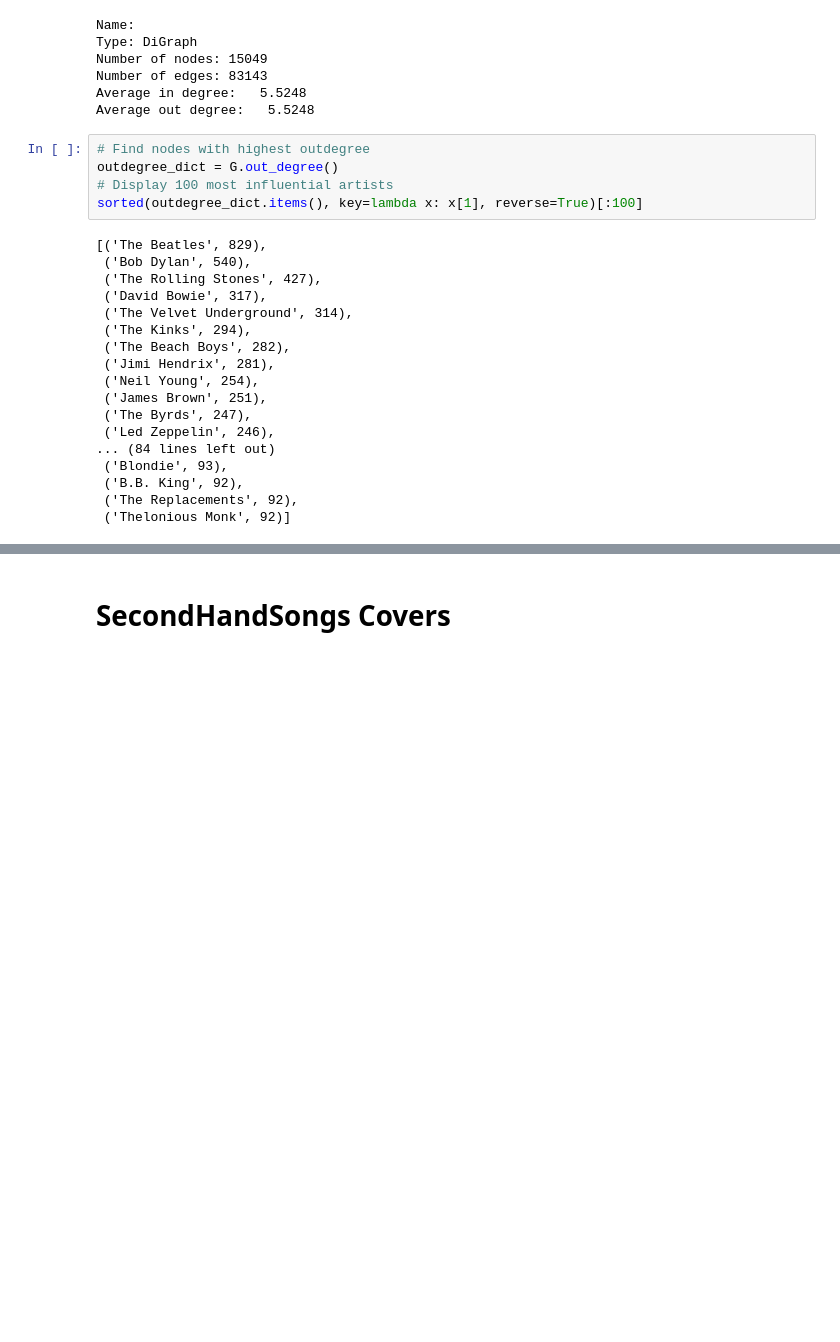
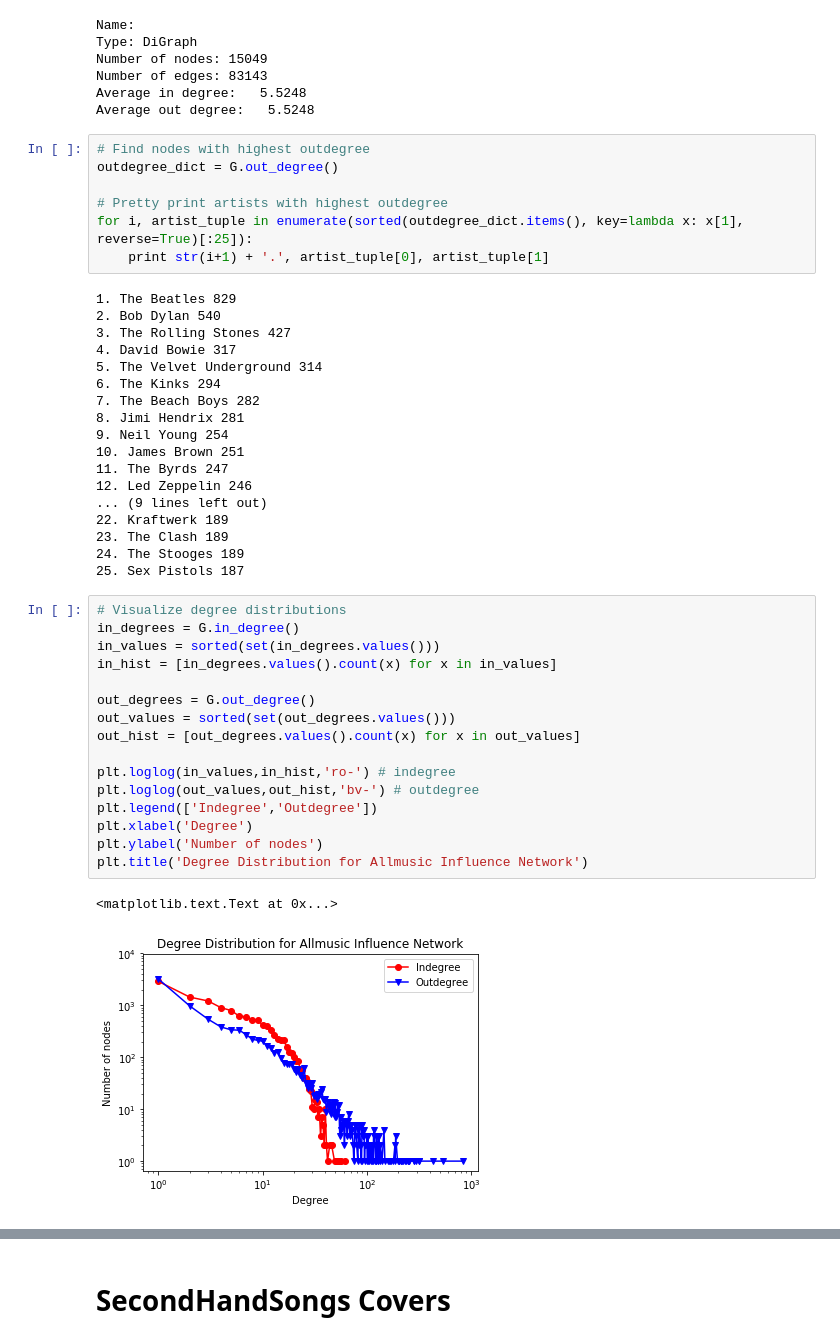
Before and after one commit to wzeyuann/music_influence, a Jupyter notebook: Exploratory Analysis.ipynb, the cells around one changed output, grey strips where cells are left out. Saved outputs shown, nothing was run; the diff lists cells and outputs as text; blank space fills up the shorter version.

```diff
--- a/Exploratory Analysis.ipynb
+++ b/Exploratory Analysis.ipynb
@@ -37,24 +46,45 @@ Average out degree:   5.5248
 # %%
 # Find nodes with highest outdegree
 outdegree_dict = G.out_degree()
-# Display 100 most influential artists
-sorted(outdegree_dict.items(), key=lambda x: x[1], reverse=True)[:100]
+
+# Pretty print artists with highest outdegree
+for i, artist_tuple in enumerate(sorted(outdegree_dict.items(), key=lambda x: x[1], reverse=True)[:25]):
+    print str(i+1) + '.', artist_tuple[0], artist_tuple[1]
 # %% [output]
-[('The Beatles', 829),
- ('Bob Dylan', 540),
- ('The Rolling Stones', 427),
- ('David Bowie', 317),
- ('The Velvet Underground', 314),
- ('The Kinks', 294),
- ('The Beach Boys', 282),
- ('Jimi Hendrix', 281),
- ('Neil Young', 254),
- ('James Brown', 251),
- ('The Byrds', 247),
- ('Led Zeppelin', 246),
-... (84 lines left out)
- ('Blondie', 93),
- ('B.B. King', 92),
- ('The Replacements', 92),
- ('Thelonious Monk', 92)]
+1. The Beatles 829
+2. Bob Dylan 540
+3. The Rolling Stones 427
+4. David Bowie 317
+5. The Velvet Underground 314
+6. The Kinks 294
+7. The Beach Boys 282
+8. Jimi Hendrix 281
+9. Neil Young 254
+10. James Brown 251
+11. The Byrds 247
+12. Led Zeppelin 246
+... (9 lines left out)
+22. Kraftwerk 189
+23. The Clash 189
+24. The Stooges 189
+25. Sex Pistols 187
+# %%
+# Visualize degree distributions
+in_degrees = G.in_degree()
+in_values = sorted(set(in_degrees.values()))
+in_hist = [in_degrees.values().count(x) for x in in_values]
+
+out_degrees = G.out_degree()
+out_values = sorted(set(out_degrees.values()))
+out_hist = [out_degrees.values().count(x) for x in out_values]
+
+plt.loglog(in_values,in_hist,'ro-') # indegree
+plt.loglog(out_values,out_hist,'bv-') # outdegree
+plt.legend(['Indegree','Outdegree'])
+plt.xlabel('Degree')
+plt.ylabel('Number of nodes')
+plt.title('Degree Distribution for Allmusic Influence Network')
+# %% [output]
+<matplotlib.text.Text at 0x...>
+[figure, added]
 # %%
```
Also changed, not shown: parts of 25 cells of this notebook, 3 other files.
